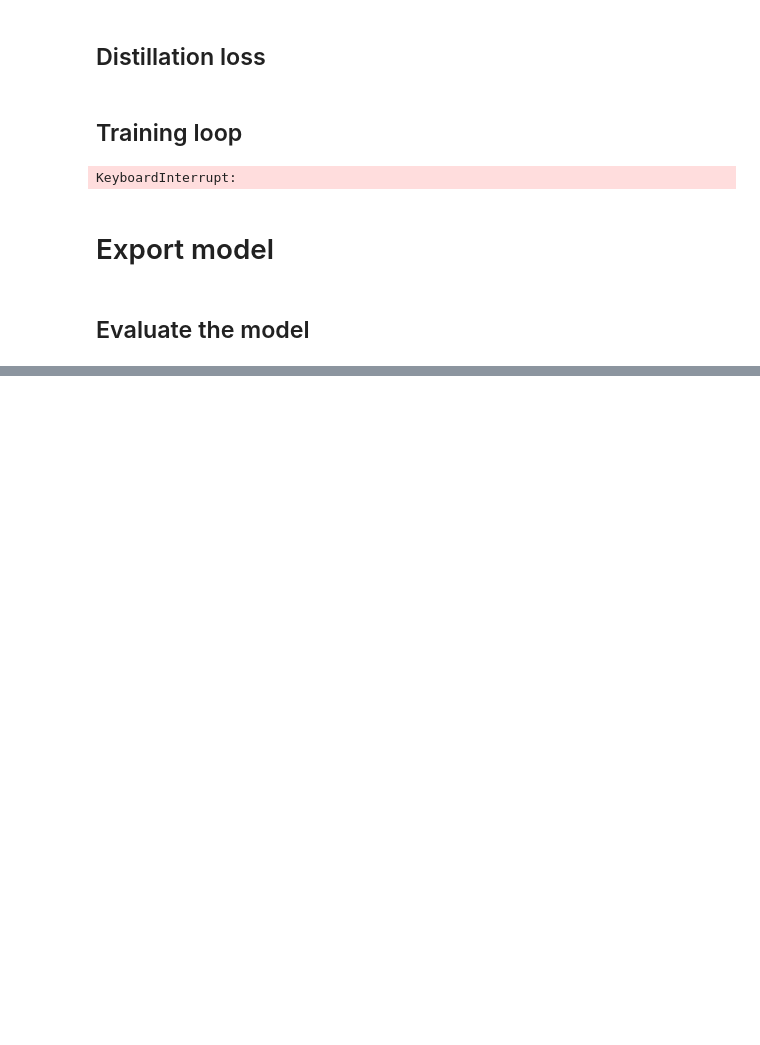
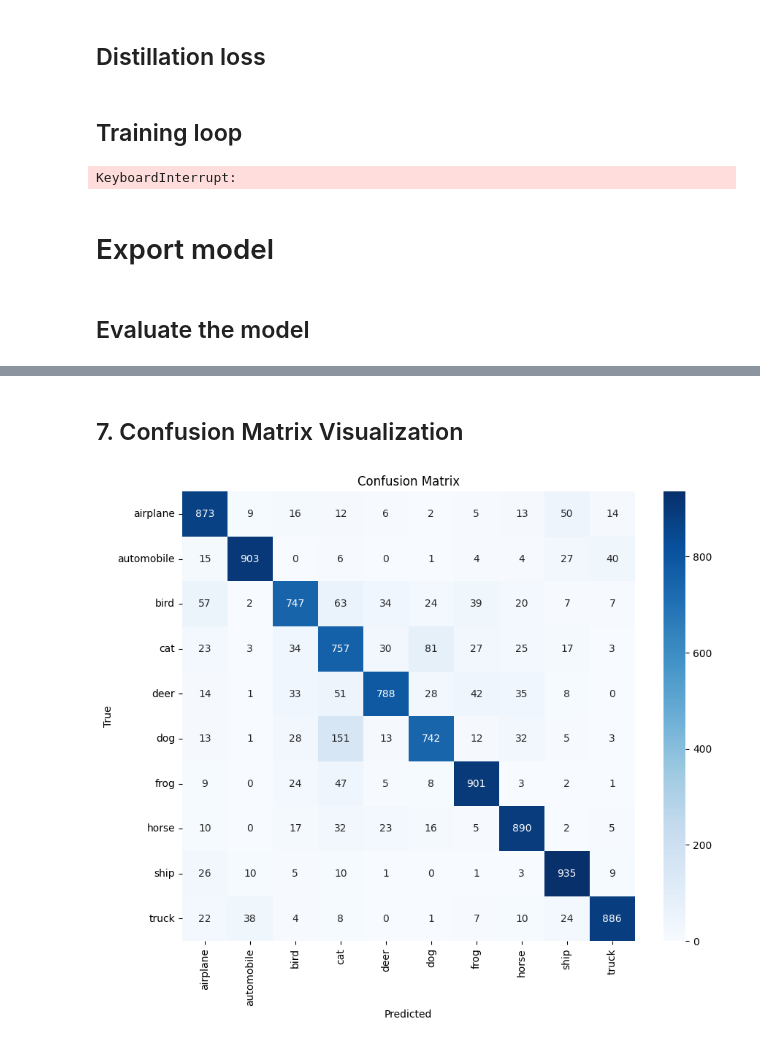
Before and after one commit to TheProbPro/AIToolsProject, a Jupyter notebook: Knowledge_Distillation.ipynb, the cells around one changed output, grey strips where cells are left out. Saved outputs shown, nothing was run; the diff lists cells and outputs as text; code cells hidden in the pictures; blank space fills up the shorter version.

```diff
--- a/Knowledge_Distillation.ipynb
+++ b/Knowledge_Distillation.ipynb
@@ -240,0 +445,22 @@ Overall Accuracy: 0.7901
+# %%
+model.eval()
+test_correct = 0
+test_total = 0
+test_preds = []
+test_labels = []
+y_score = []
+with torch.no_grad():
+    for images, labels in tqdm(test_loader):
+        if torch.cuda.is_available():
+            images, labels = images.cuda(), labels.cuda()
+        outputs = model(images)
+        _, predicted = torch.max(outputs, 1)
+        y_score.extend(outputs.cpu().numpy())
+        test_total += labels.size(0)
+        test_correct += (predicted == labels).sum().item()
+        test_preds.extend(predicted.cpu().numpy())
+        test_labels.extend(labels.cpu().numpy())
+
+# Compute accuracy
+test_accuracy = 100.0 * test_correct / test_total
+print(f"Test Accuracy: {test_accuracy:.2f}%")
@@ -240,0 +497,13 @@ Overall Accuracy: 0.7901
+# %% [markdown]
+## 7. Confusion Matrix Visualization
+# %%
+cm = confusion_matrix(test_labels, test_preds)
+plt.figure(figsize=(10, 8))
+sns.heatmap(cm, annot=True, fmt='d', cmap='Blues', xticklabels=classes, yticklabels=classes)
+plt.xlabel('Predicted')
+plt.ylabel('True')
+plt.title('Confusion Matrix')
+plt.savefig(folder_path + "/confusion_matrix.png")
+plt.show()
+# %% [output]
+[figure, added]
```
Also changed, not shown: parts of 27 cells of this notebook, 13 other files.
